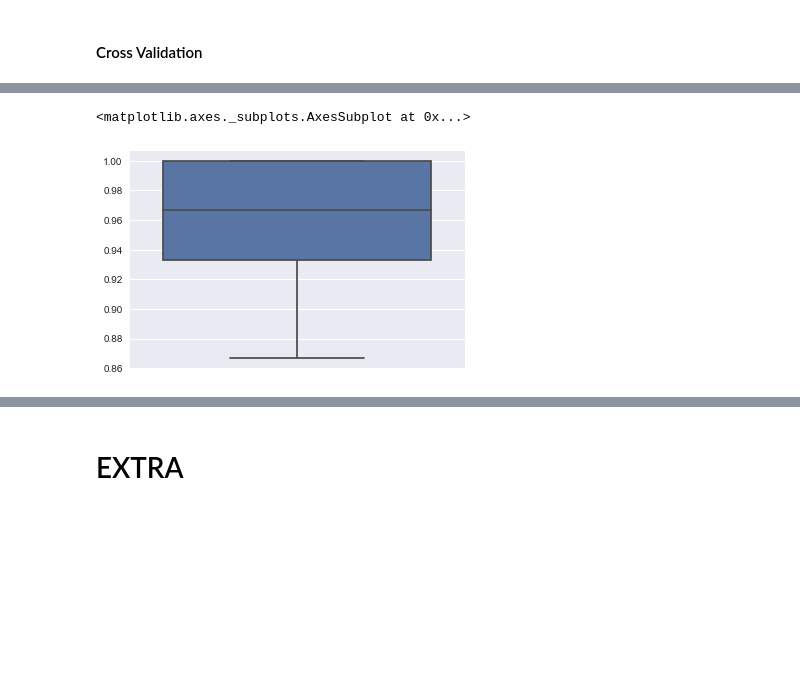
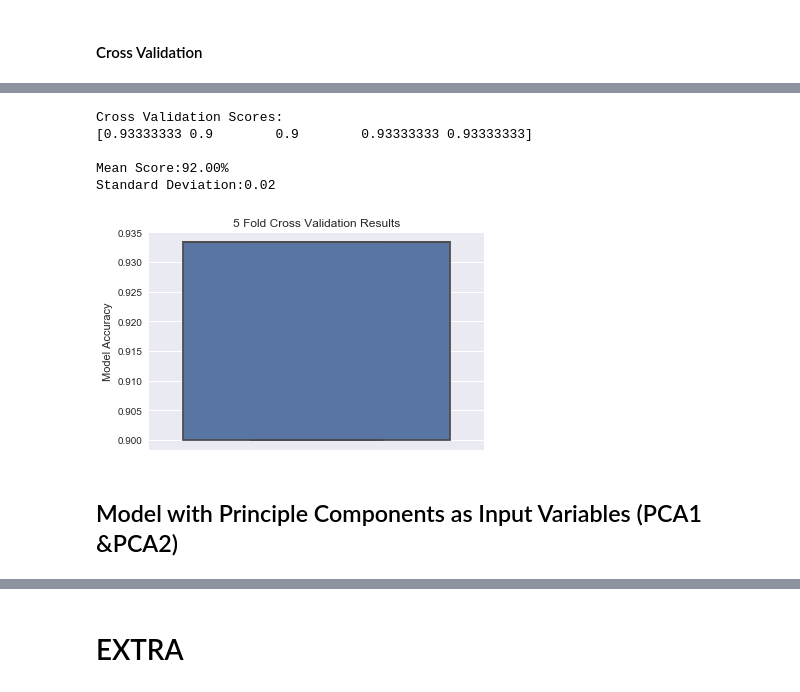
Before and after one commit to DJimmie/Machine-Learning-Classification-scikit-learn, a Jupyter notebook: Decision Trees/random_forest_algo.ipynb, the cells around one changed output, grey strips where cells are left out. Cells and saved outputs as stored; diff of their text form; code cells hidden in the pictures; blank space fills up the shorter version.

```diff
--- a/Decision Trees/random_forest_algo.ipynb
+++ b/Decision Trees/random_forest_algo.ipynb
@@ -562,7 +549,23 @@ score.mean()
-# %%
-sns.boxplot(x=score,orient='v')
-# plt.grid()
-plt.show()
-# %% [output]
-<matplotlib.axes._subplots.AxesSubplot at 0x...>
-[figure, removed]
+# %%
+y=y.values.reshape(y.size,)   # reshape y to a 1-d array
+k_fold=5
+score=cross_val_score(model,X,y,cv=k_fold)
+score.mean();
+score.std();
+
+print(f'Cross Validation Scores:\n{score}\n')
+print(f'Mean Score:{score.mean()*100:.2f}%\nStandard Deviation:{score.std():.2f}')
+
+sns.boxplot(x=score,orient='v')
+plt.title(f'{k_fold} Fold Cross Validation Results')
+plt.ylabel('Model Accuracy')
+plt.show()
+# %% [output]
+Cross Validation Scores:
+[0.93333333 0.9        0.9        0.93333333 0.93333333]
+
+Mean Score:92.00%
+Standard Deviation:0.02
+[figure, added]
+# %% [markdown]
+## Model with Principle Components as Input Variables (PCA1 &PCA2)
```
Also changed, not shown: parts of 44 cells of this notebook.
